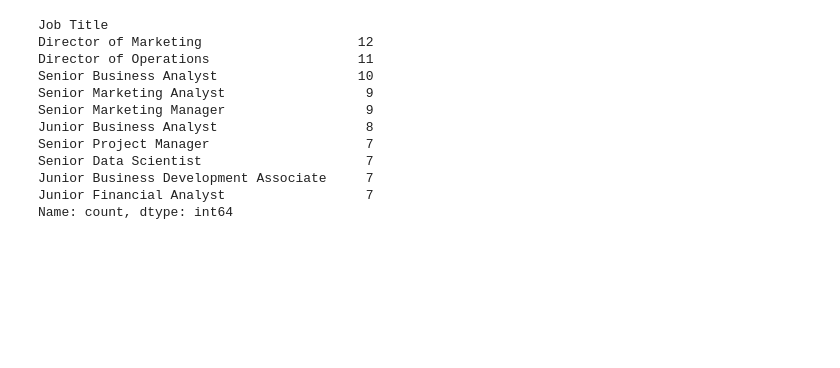
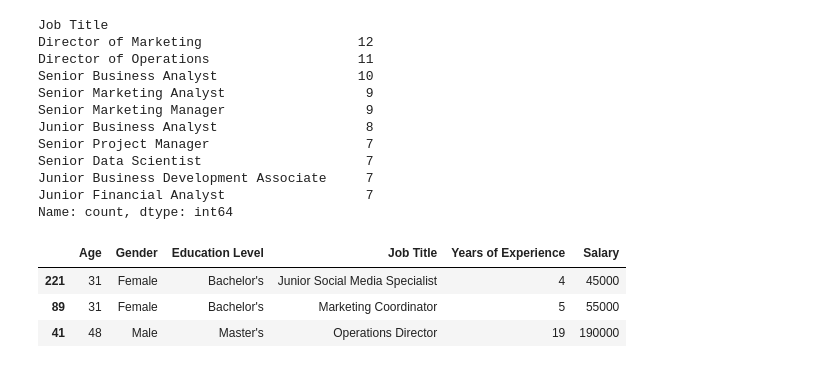
Before and after one commit to Obed-Makori/Salary-Prediction, a Jupyter notebook: salary.ipynb, the cells around one changed output. Saved outputs shown, nothing was run; the diff lists cells and outputs as text; code cells hidden in the pictures; blank space fills up the shorter version.

```diff
--- a/salary.ipynb
+++ b/salary.ipynb
@@ -216,3 +216,10 @@ fig.update_layout(bargap=0.1)
 fig.show()
 # %%
 ## FEATURE ENGINEERING
+# %%
+df.sample(3)
+# %% [output]
+|  | Age | Gender | Education Level | Job Title | Years of Experience | Salary |
+| 221 | 31 | Female | Bachelor's | Junior Social Media Specialist | 4 | 45000 |
+| 89 | 31 | Female | Bachelor's | Marketing Coordinator | 5 | 55000 |
+| 41 | 48 | Male | Master's | Operations Director | 19 | 190000 |
```
Also changed, not shown: parts of 3 cells of this notebook, 1 other file.
